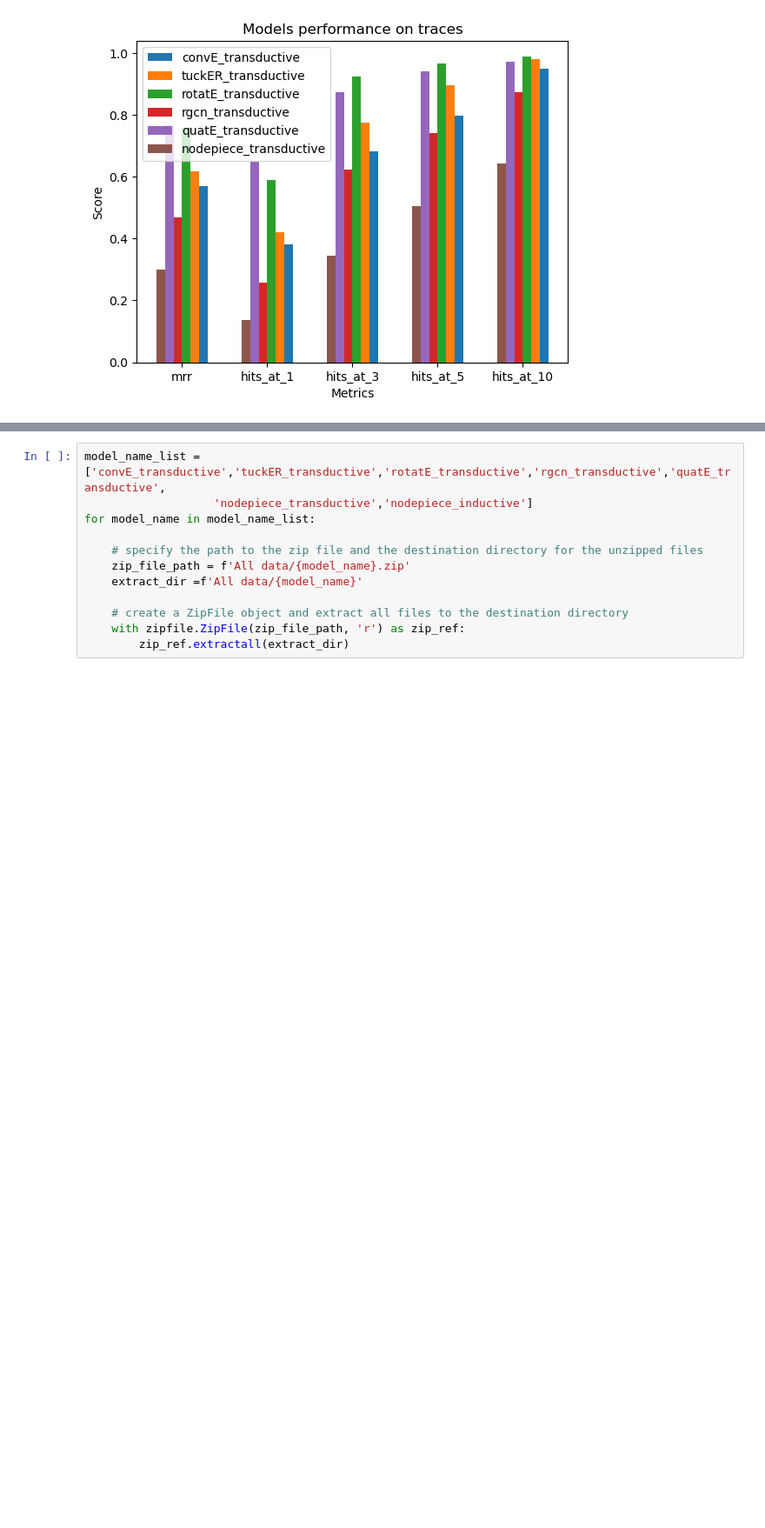
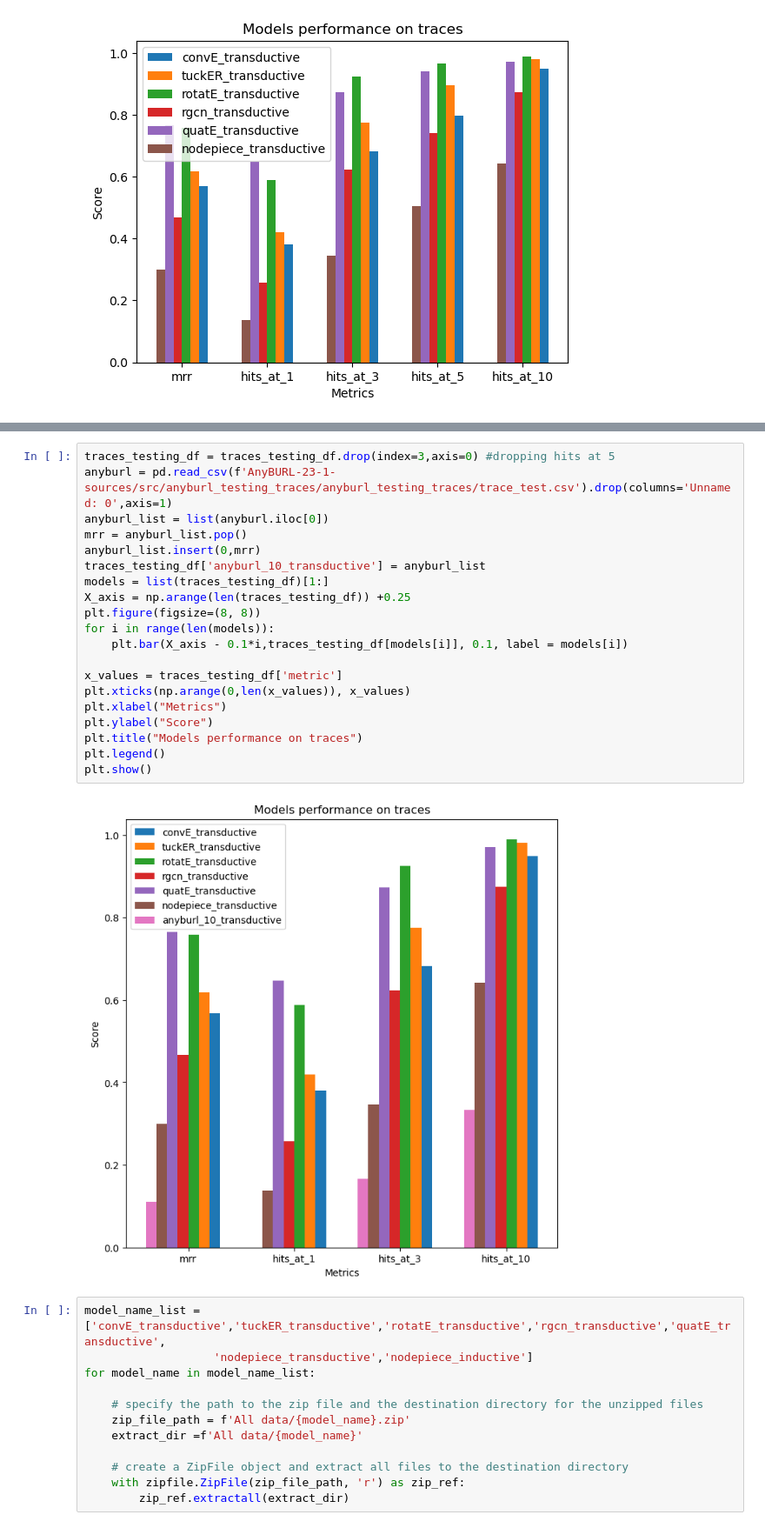
Before and after one commit to GianlucaRub/Master-Thesis, a Jupyter notebook: Training and Testing/Gianluca - Results Visualization Alibaba.ipynb, the cells around one changed output, grey strips where cells are left out. Shown at 87% size. Drawn from its saved outputs; the diff is of its cells as text; blank space fills up the shorter version.

```diff
--- a/Training and Testing/Gianluca - Results Visualization Alibaba.ipynb
+++ b/Training and Testing/Gianluca - Results Visualization Alibaba.ipynb
@@ -191,3 +175,25 @@ plt.show()
+# %%
+traces_testing_df = traces_testing_df.drop(index=3,axis=0) #dropping hits at 5
+anyburl = pd.read_csv(f'AnyBURL-23-1-sources/src/anyburl_testing_traces/anyburl_testing_traces/trace_test.csv').drop(columns='Unnamed: 0',axis=1)
+anyburl_list = list(anyburl.iloc[0])
+mrr = anyburl_list.pop()
+anyburl_list.insert(0,mrr)
+traces_testing_df['anyburl_10_transductive'] = anyburl_list
+models = list(traces_testing_df)[1:]
+X_axis = np.arange(len(traces_testing_df)) +0.25
+plt.figure(figsize=(8, 8))
+for i in range(len(models)):
+    plt.bar(X_axis - 0.1*i,traces_testing_df[models[i]], 0.1, label = models[i])
+
+x_values = traces_testing_df['metric']
+plt.xticks(np.arange(0,len(x_values)), x_values)
+plt.xlabel("Metrics")
+plt.ylabel("Score")
+plt.title("Models performance on traces")
+plt.legend()
+plt.show()
+# %% [output]
+[figure, added]
 # %%
 model_name_list = ['convE_transductive','tuckER_transductive','rotatE_transductive','rgcn_transductive','quatE_transductive',
                    'nodepiece_transductive','nodepiece_inductive']
```
Also changed, not shown: parts of 9 cells of this notebook.
